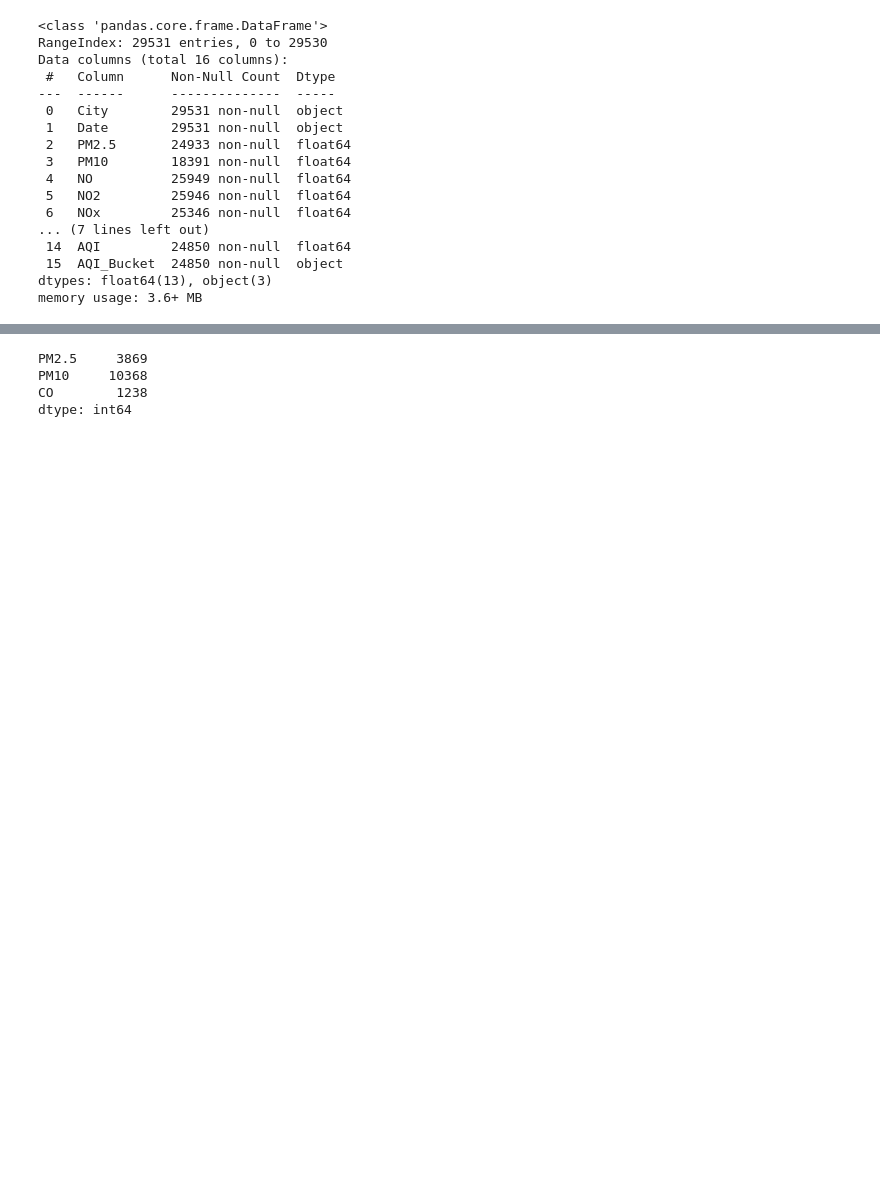
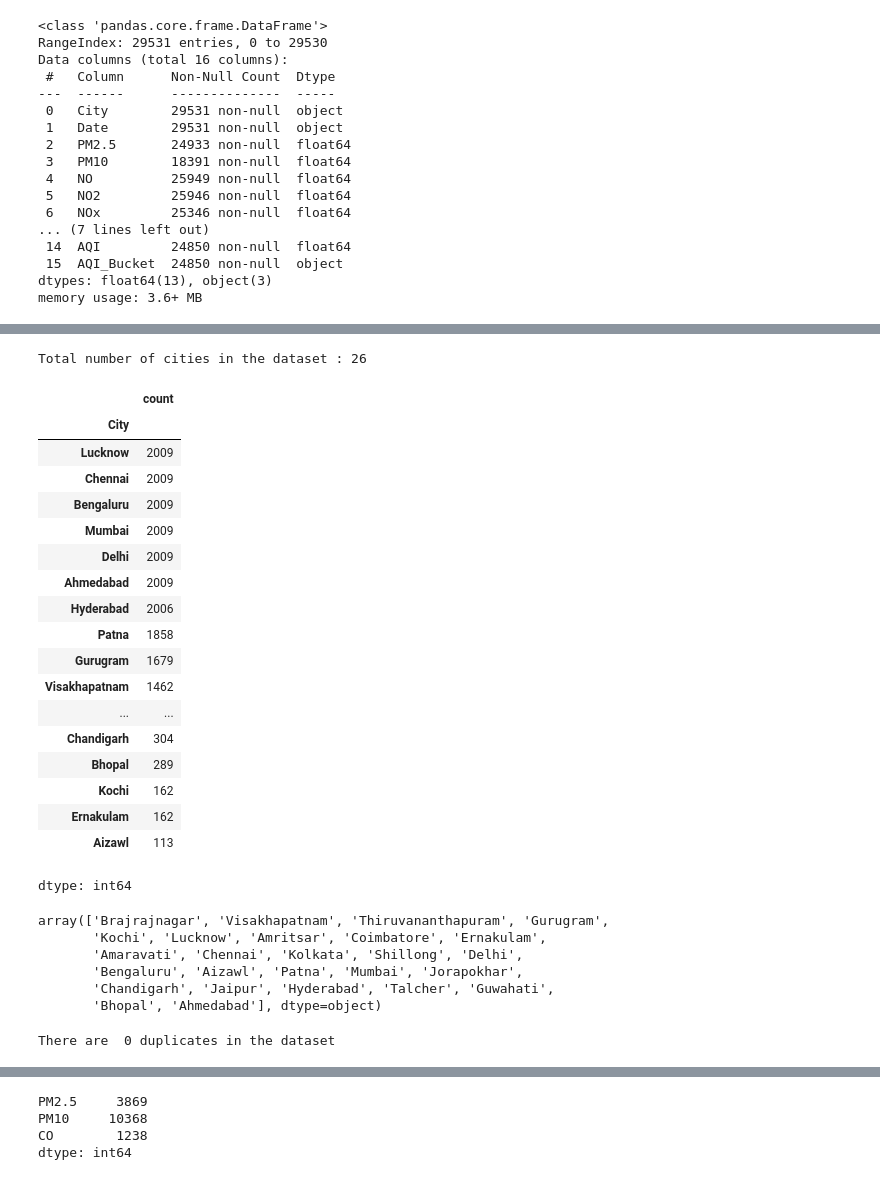
Before and after one commit to SonalDhoke/Programming_with_Data_Analysis_PY, a Jupyter notebook: st20336540_CMP7005_PDA.ipynb, the cells around one changed output, grey strips where cells are left out. Saved outputs shown, nothing was run; the diff lists cells and outputs as text; code cells hidden in the pictures; blank space fills up the shorter version.

```diff
--- a/st20336540_CMP7005_PDA.ipynb
+++ b/st20336540_CMP7005_PDA.ipynb
@@ -63,0 +177,38 @@ memory usage: 3.6+ MB
+# %%
+City = df['City'].value_counts()
+print(f'Total number of cities in the dataset : {len(City)}')
+City
+# %% [output]
+Total number of cities in the dataset : 26
+|  | count |
+| City |  |
+| Lucknow | 2009 |
+| Chennai | 2009 |
+| Bengaluru | 2009 |
+| Mumbai | 2009 |
+| Delhi | 2009 |
+| Ahmedabad | 2009 |
+| Hyderabad | 2006 |
+| Patna | 1858 |
+| Gurugram | 1679 |
+| Visakhapatnam | 1462 |
+| ... | ... |
+| Chandigarh | 304 |
+| Bhopal | 289 |
+| Kochi | 162 |
+| Ernakulam | 162 |
+| Aizawl | 113 |
+dtype: int64
+# %%
+df['City'].unique()
+# %% [output]
+array(['Brajrajnagar', 'Visakhapatnam', 'Thiruvananthapuram', 'Gurugram',
+       'Kochi', 'Lucknow', 'Amritsar', 'Coimbatore', 'Ernakulam',
+       'Amaravati', 'Chennai', 'Kolkata', 'Shillong', 'Delhi',
+       'Bengaluru', 'Aizawl', 'Patna', 'Mumbai', 'Jorapokhar',
+       'Chandigarh', 'Jaipur', 'Hyderabad', 'Talcher', 'Guwahati',
+       'Bhopal', 'Ahmedabad'], dtype=object)
+# %%
+print(f"There are  {df.duplicated().sum()} duplicates in the dataset")
+# %% [output]
+There are  0 duplicates in the dataset
```
Also changed, not shown: parts of 28 cells of this notebook.
